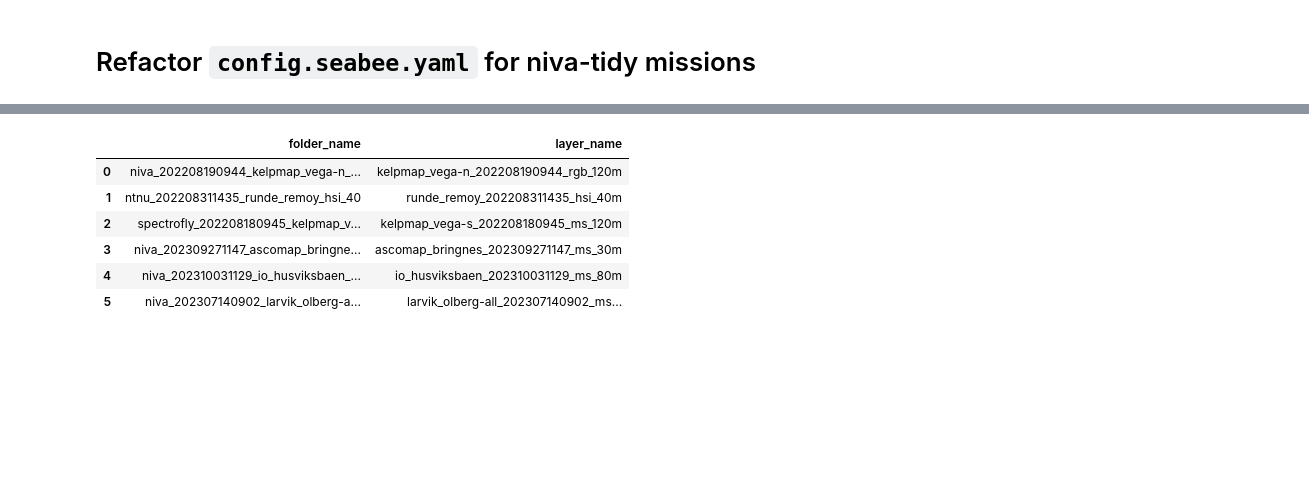
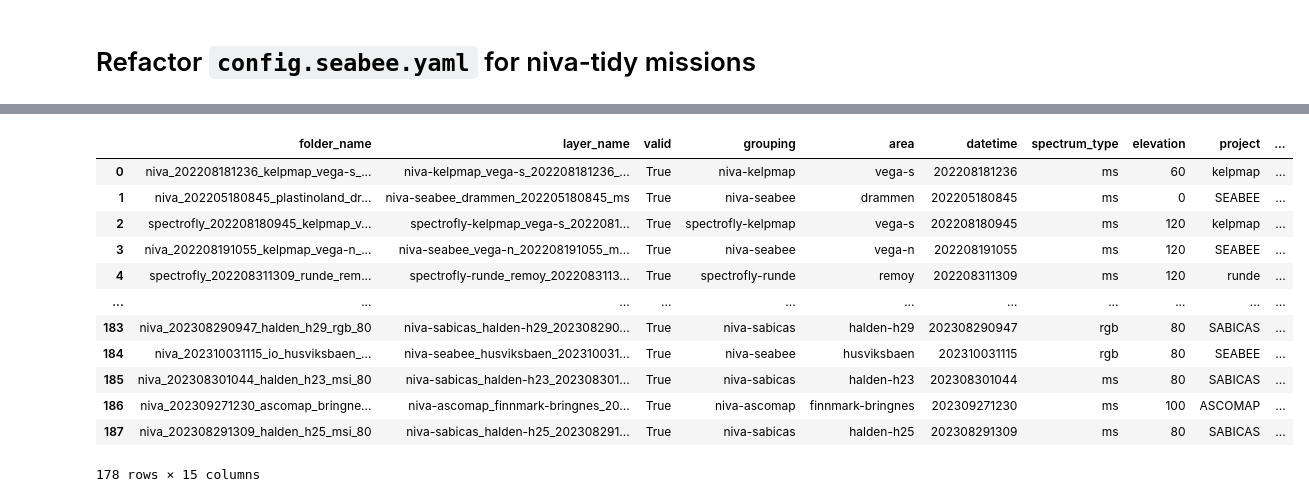
Before and after one commit to SeaBee-no/seabeepy, a Jupyter notebook: notebooks/refactor_config_niva.ipynb, the cells around one changed output, grey strips where cells are left out. Drawn from its saved outputs; the diff is of its cells as text; code cells hidden in the pictures; blank space fills up the shorter version.

```diff
--- a/notebooks/refactor_config_niva.ipynb
+++ b/notebooks/refactor_config_niva.ipynb
@@ -118,10 +174,18 @@ TypeError: 'NoneType' object is not subscriptable
 # %%
-pd.DataFrame(mission_dict)
+df = pd.DataFrame(mission_dict)
-# %% [output]
-|  | folder_name | layer_name |
-| 0 | niva_202208190944_kelpmap_vega-n_... | kelpmap_vega-n_202208190944_rgb_120m |
-| 1 | ntnu_202208311435_runde_remoy_hsi_40 | runde_remoy_202208311435_hsi_40m |
-| 2 | spectrofly_202208180945_kelpmap_v... | kelpmap_vega-s_202208180945_ms_120m |
-| 3 | niva_202309271147_ascomap_bringne... | ascomap_bringnes_202309271147_ms_30m |
-| 4 | niva_202310031129_io_husviksbaen_... | io_husviksbaen_202310031129_ms_80m |
-| 5 | niva_202307140902_larvik_olberg-a... | larvik_olberg-all_202307140902_ms... |
+# %%
+df[df.valid]
+# %% [output]
+|  | folder_name | layer_name | valid | grouping | area | datetime | spectrum_type | elevation | project | ... |
+| 0 | niva_202208181236_kelpmap_vega-s_... | niva-kelpmap_vega-s_202208181236_... | True | niva-kelpmap | vega-s | 202208181236 | ms | 60 | kelpmap | ... |
+| 1 | niva_202205180845_plastinoland_dr... | niva-seabee_drammen_202205180845_ms | True | niva-seabee | drammen | 202205180845 | ms | 0 | SEABEE | ... |
+| 2 | spectrofly_202208180945_kelpmap_v... | spectrofly-kelpmap_vega-s_2022081... | True | spectrofly-kelpmap | vega-s | 202208180945 | ms | 120 | kelpmap | ... |
+| 3 | niva_202208191055_kelpmap_vega-n_... | niva-seabee_vega-n_202208191055_m... | True | niva-seabee | vega-n | 202208191055 | ms | 120 | SEABEE | ... |
+| 4 | spectrofly_202208311309_runde_rem... | spectrofly-runde_remoy_2022083113... | True | spectrofly-runde | remoy | 202208311309 | ms | 120 | runde | ... |
+| ... | ... | ... | ... | ... | ... | ... | ... | ... | ... | ... |
+| 183 | niva_202308290947_halden_h29_rgb_80 | niva-sabicas_halden-h29_202308290... | True | niva-sabicas | halden-h29 | 202308290947 | rgb | 80 | SABICAS | ... |
+| 184 | niva_202310031115_io_husviksbaen_... | niva-seabee_husviksbaen_202310031... | True | niva-seabee | husviksbaen | 202310031115 | rgb | 80 | SEABEE | ... |
+| 185 | niva_202308301044_halden_h23_msi_80 | niva-sabicas_halden-h23_202308301... | True | niva-sabicas | halden-h23 | 202308301044 | ms | 80 | SABICAS | ... |
+| 186 | niva_202309271230_ascomap_bringne... | niva-ascomap_finnmark-bringnes_20... | True | niva-ascomap | finnmark-bringnes | 202309271230 | ms | 100 | ASCOMAP | ... |
+| 187 | niva_202308291309_halden_h25_msi_80 | niva-sabicas_halden-h25_202308291... | True | niva-sabicas | halden-h25 | 202308291309 | ms | 80 | SABICAS | ... |
+178 rows × 15 columns
```
Also changed, not shown: parts of 17 cells of this notebook.
